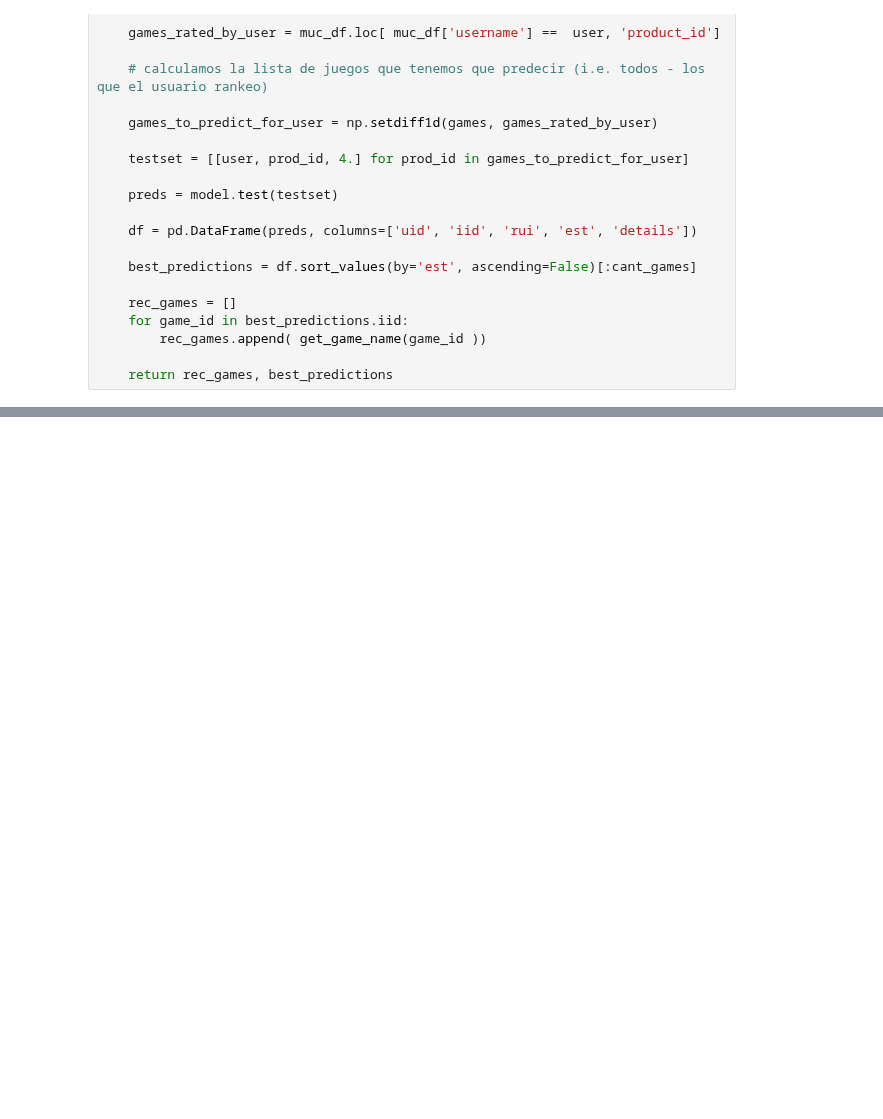
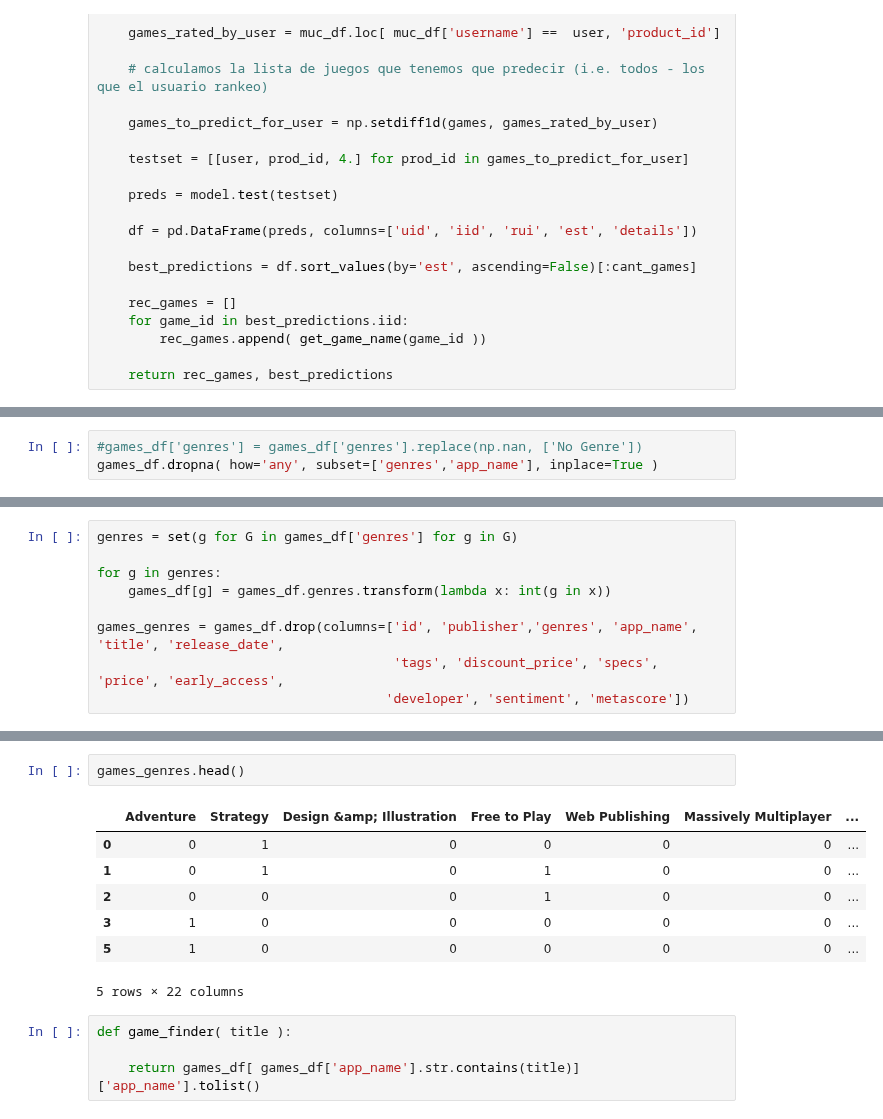
Before and after one commit to Mzibecchi/diplodatos2019, a Jupyter notebook: Recomendacion/practico_2.ipynb, the cells around one changed output, grey strips where cells are left out. Saved outputs shown, nothing was run; the diff lists cells and outputs as text; blank space fills up the shorter version.

```diff
--- a/Recomendacion/practico_2.ipynb
+++ b/Recomendacion/practico_2.ipynb
@@ -555,0 +584,3 @@ Similar al caso anterior, con la diferencia de que este sistema espera como entr
+# %%
+#games_df['genres'] = games_df['genres'].replace(np.nan, ['No Genre'])
+games_df.dropna( how='any', subset=['genres','app_name'], inplace=True )
@@ -555,0 +612,9 @@ Similar al caso anterior, con la diferencia de que este sistema espera como entr
+# %%
+genres = set(g for G in games_df['genres'] for g in G)
+
+for g in genres:
+    games_df[g] = games_df.genres.transform(lambda x: int(g in x))
+
+games_genres = games_df.drop(columns=['id', 'publisher','genres', 'app_name', 'title', 'release_date',
+                                      'tags', 'discount_price', 'specs', 'price', 'early_access',
+                                     'developer', 'sentiment', 'metascore'])
@@ -555,0 +641,14 @@ Similar al caso anterior, con la diferencia de que este sistema espera como entr
+# %%
+games_genres.head()
+# %% [output]
+|  | Adventure | Strategy | Design &amp; Illustration | Free to Play | Web Publishing | Massively Multiplayer | ... |
+| 0 | 0 | 1 | 0 | 0 | 0 | 0 | ... |
+| 1 | 0 | 1 | 0 | 1 | 0 | 0 | ... |
+| 2 | 0 | 0 | 0 | 1 | 0 | 0 | ... |
+| 3 | 1 | 0 | 0 | 0 | 0 | 0 | ... |
+| 5 | 1 | 0 | 0 | 0 | 0 | 0 | ... |
+5 rows × 22 columns
+# %%
+def game_finder( title ):
+
+    return games_df[ games_df['app_name'].str.contains(title)]['app_name'].tolist()
```
Also changed, not shown: parts of 34 cells of this notebook.
